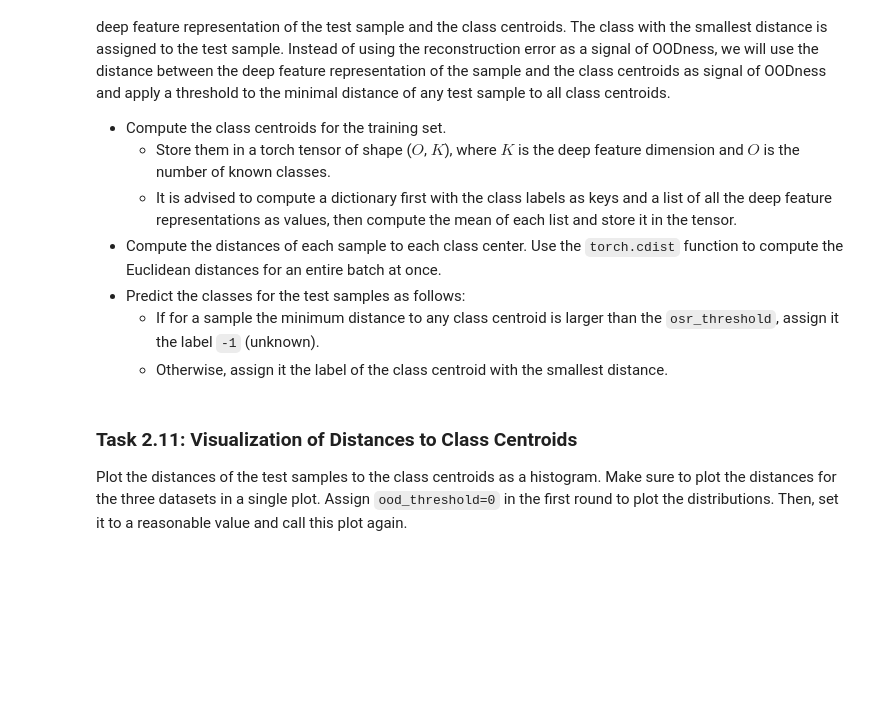
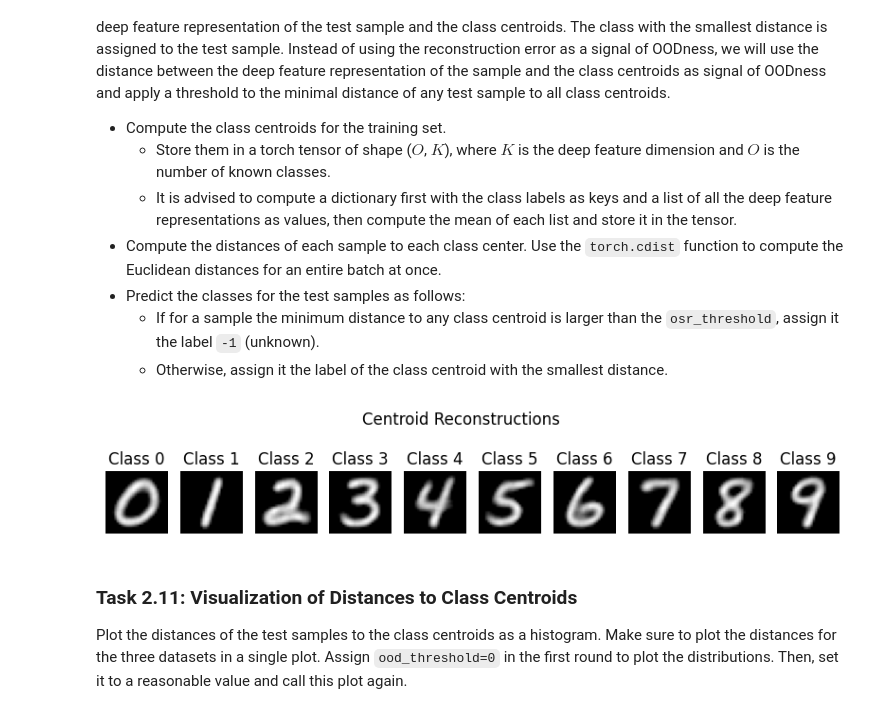
Before and after one commit to IngaleOmkar/Deep-Learning, a Jupyter notebook: Assignment-4/DL-Assignment04.ipynb, the cells around one changed output. Cells and saved outputs as stored; diff of their text form; code cells hidden in the pictures; blank space fills up the shorter version.

```diff
--- a/Assignment-4/DL-Assignment04.ipynb
+++ b/Assignment-4/DL-Assignment04.ipynb
@@ -759,10 +773,10 @@ Then, compute the TPR and TNR for the three datasets.
 predictions = []
 labels = []
 for dataloader in [test_loader, emnist_letters_loader, fashion_mnist_loader]:
-    losses = ...
+    losses = test(dataloader)
 
     # Compute binary predictions and labels: 1 for in-distribution, -1 for out-of-distribution
-    binary_prediction = ...
+    binary_prediction = torch.where(losses < ood_threshold, 1, -1)
     binary_labels = torch.where(dataloader.dataset.targets == -1, -1, 1)
 
     predictions.append(binary_prediction)
@@ -770,6 +784,7 @@ for dataloader in [test_loader, emnist_letters_loader, fashion_mnist_loader]:
 predictions = torch.cat(predictions)
 truth = torch.cat(labels)
 
+
 # Compute TPR and TNR
 tpr, tnr = compute_tpr_tnr(predictions, truth)
 print(f'True Positive Rate (TPR): {tpr:.6f}')
@@ -806,16 +824,23 @@ class OSRClassifier():
         class_features = {}
         with torch.no_grad():
             for X, Y in data_loader:
-                deep_features = ...
+                X, Y = X.to(device), Y.to(device)
+                deep_features = self.encoder(X)  # Get deep feature representation
                 for i, label in enumerate(Y):
                     # append features for this label
-                    class_features[label.item()].append(...)
+                    label = label.item()
+                    if label not in class_features:
+                       class_features[label] = []
+                    class_features[label].append(deep_features[i].cpu())
+
 
         # Initialize centroids in reasonable data structure
-        self.centroids = ...
+        num_classes = len(class_features)
+        feature_dim = next(iter(class_features.values()))[0].shape[0]
+        self.centroids = torch.zeros((num_classes, feature_dim))
         # Compute the mean of the deep features for each class
         for label in class_features:
-            self.centroids[label] = ...
+            self.centroids[label] = torch.mean(torch.stack(class_features[label]), dim=0)
 
     def compute_distances(self, data_loader):
         self.encoder.eval()
@@ -823,13 +848,14 @@ class OSRClassifier():
         labels = []
         with torch.no_grad():
             for X, Y in data_loader:
+                X, Y = X.to(device), Y.to(device)
                 # extract deep features from the autoencoder
-                deep_features = ...
+                deep_features = self.encoder(X)
 
                 # Compute distances to all centroids for each sample
-                dist = ...
+                dist = torch.cdist(deep_features.cpu(), self.centroids)  # Euclidean distance between features and centroids
                 distances.append(dist)
-                labels.append(Y)
+                labels.append(Y.cpu())
 
         distances = torch.cat(distances)
         labels = torch.cat(labels)
@@ -837,36 +863,40 @@ class OSRClassifier():
         return distances, labels
 
     def predict(self, data_loader, threshold):
         self.encoder.eval()
-        # compute distances to the stored centroids
-        distances, Y = ...
+        # Compute distances to the stored centroids
+        distances, Y = self.compute_distances(data_loader)
 
         # Make predictions based on the threshold
-        predictions = ...
+        min_distances, predicted_classes = torch.min(distances, dim=1)
+        predictions = torch.where(min_distances < threshold, predicted_classes, torch.tensor(-1))
 
         return predictions, Y
+
 
     def plot_centroid_reconstruction(self, num_images=10):
         self.encoder.eval()
         with torch.no_grad():
 
             reconstruction = self.decoder(self.centroids.clone().to(device)).cpu()
 
             # Plot the centroids
             fig, axs = plt.subplots(1, num_images, figsize=(num_images, 2))
             fig.suptitle("Centroid Reconstructions")
             for i in range(num_images):
                 axs[i].imshow(reconstruction[i][0], cmap='gray')
                 axs[i].set_title(f"Class {i}")
                 axs[i].axis('off')
             plt.show()
 
 # Create OSR classifier for the autoencoder
 osr_classifier = OSRClassifier(model)
 # compute centroids for the training set
 osr_classifier.compute_centroids(train_loader)
 # Plot reconstructed centroids
 osr_classifier.plot_centroid_reconstruction(num_images=10)
+# %% [output]
+[figure, added]
 # %% [markdown]
 ### Task 2.11: Visualization of Distances to Class Centroids
 Plot the distances of the test samples to the class centroids as a histogram.
```
Also changed, not shown: parts of 13 cells of this notebook, 4 other files.
